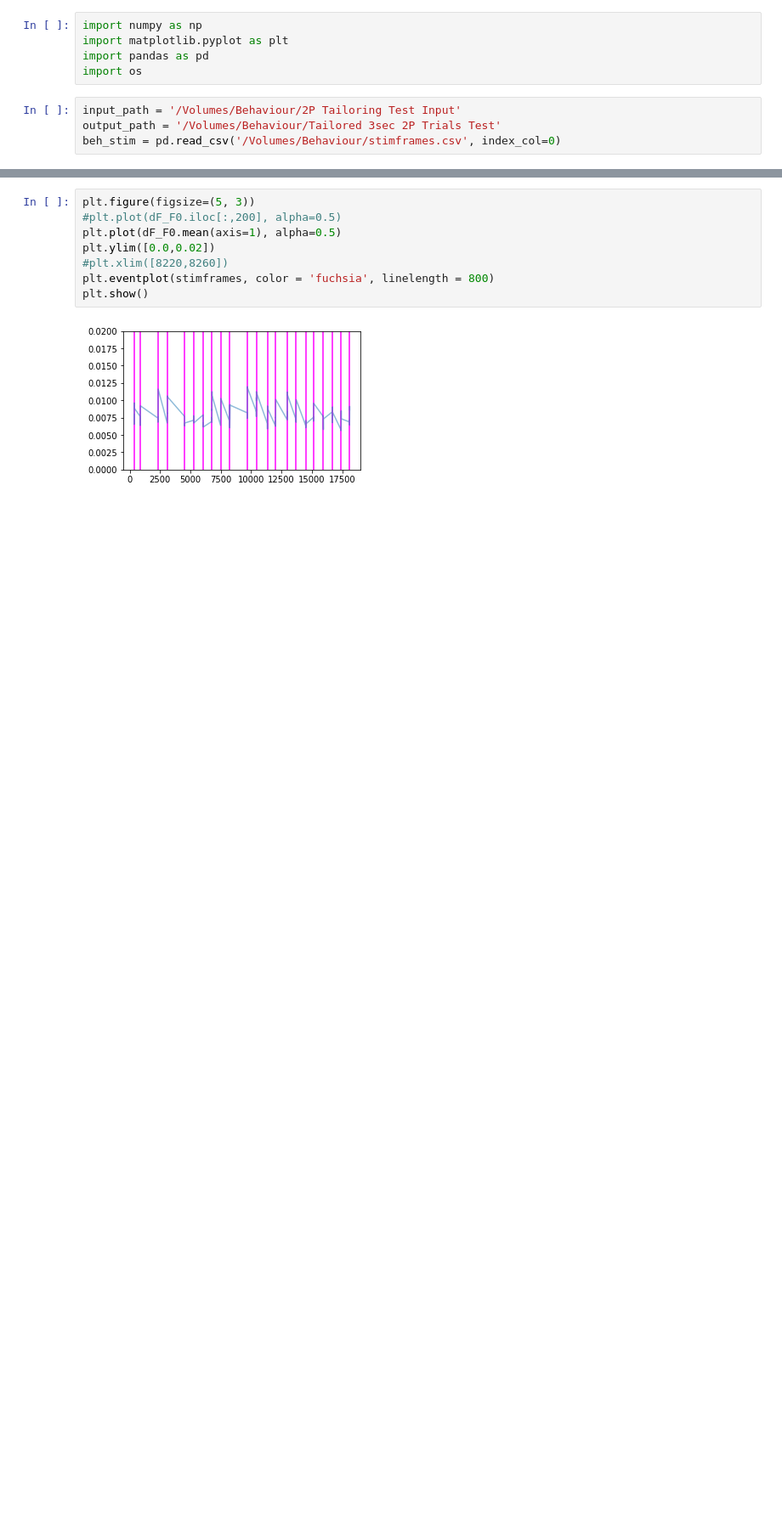
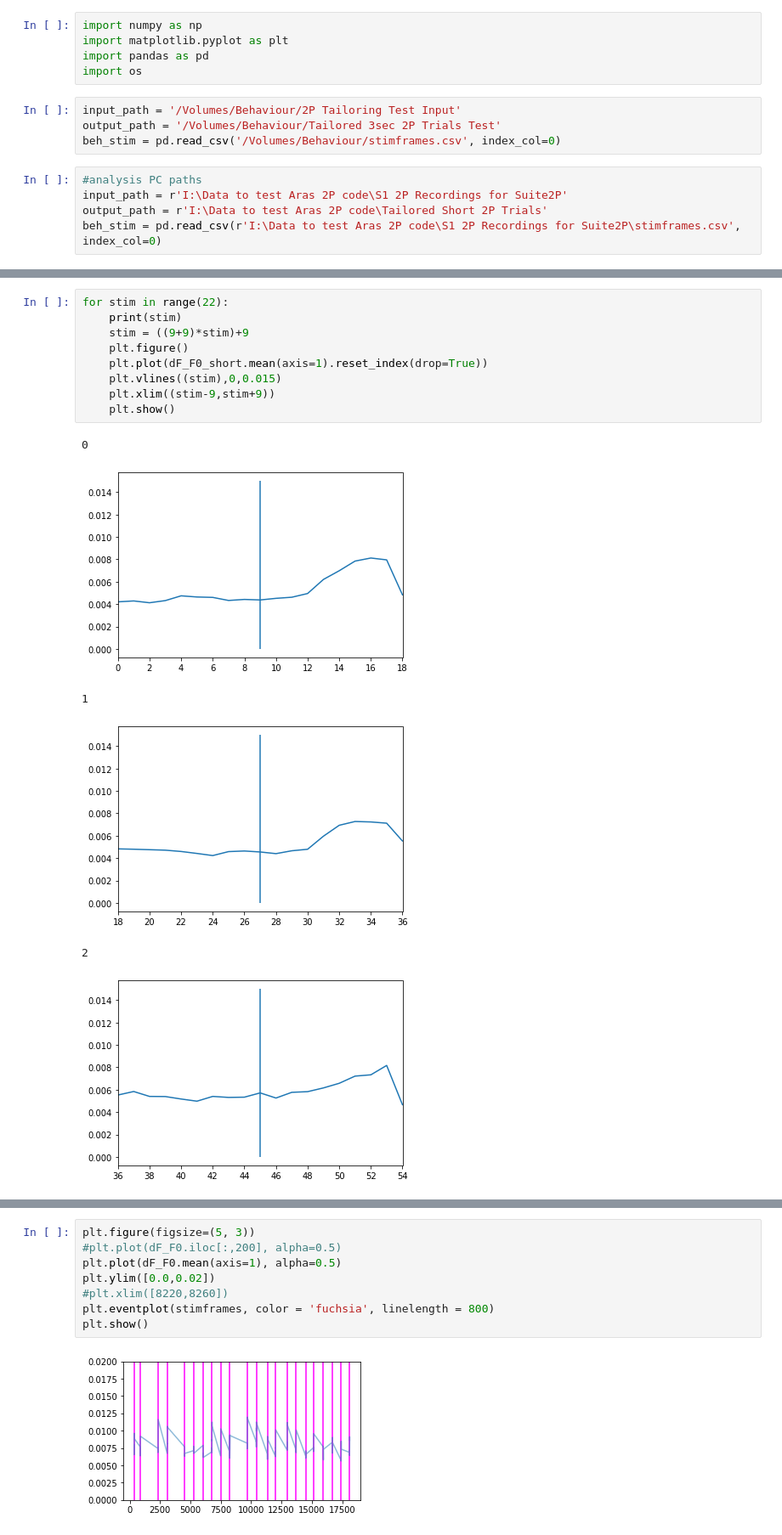
Before and after one commit to Ara-SP/S1-Analysis, a Jupyter notebook: S1 2P Trial Tailoring Revised.ipynb, the cells around one changed output, grey strips where cells are left out. Shown at 85% size. Saved outputs shown, nothing was run; the diff lists cells and outputs as text; blank space fills up the shorter version.

```diff
--- a/S1 2P Trial Tailoring Revised.ipynb
+++ b/S1 2P Trial Tailoring Revised.ipynb
@@ -7,6 +7,11 @@ import os
 input_path = '/Volumes/Behaviour/2P Tailoring Test Input'
 output_path = '/Volumes/Behaviour/Tailored 3sec 2P Trials Test'
 beh_stim = pd.read_csv('/Volumes/Behaviour/stimframes.csv', index_col=0)
+# %%
+#analysis PC paths
+input_path = r'I:\Data to test Aras 2P code\S1 2P Recordings for Suite2P'
+output_path = r'I:\Data to test Aras 2P code\Tailored Short 2P Trials'
+beh_stim = pd.read_csv(r'I:\Data to test Aras 2P code\S1 2P Recordings for Suite2P\stimframes.csv', index_col=0)
 # %%
 directories = [x[0] for x in os.walk(input_path) if os.path.basename(x[0]) == 'plane0']
 
@@ -171,0 +134,16 @@ dF_F0.head()
+# %%
+for stim in range(22):
+    print(stim)
+    stim = ((9+9)*stim)+9
+    plt.figure()
+    plt.plot(dF_F0_short.mean(axis=1).reset_index(drop=True))
+    plt.vlines((stim),0,0.015)
+    plt.xlim((stim-9,stim+9))
+    plt.show()
+# %% [output]
+0
+[figure, added]
+1
+[figure, added]
+2
+[figure, added]
```
Also changed, not shown: parts of 12 cells of this notebook.
